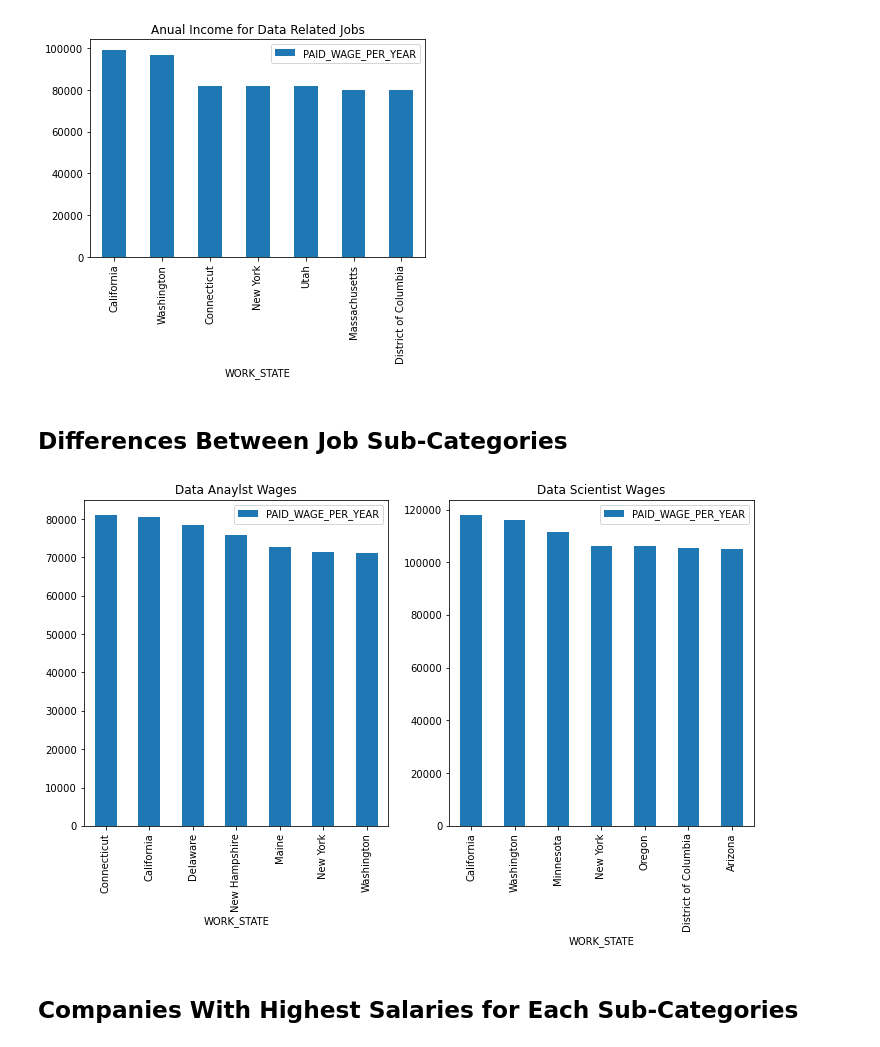
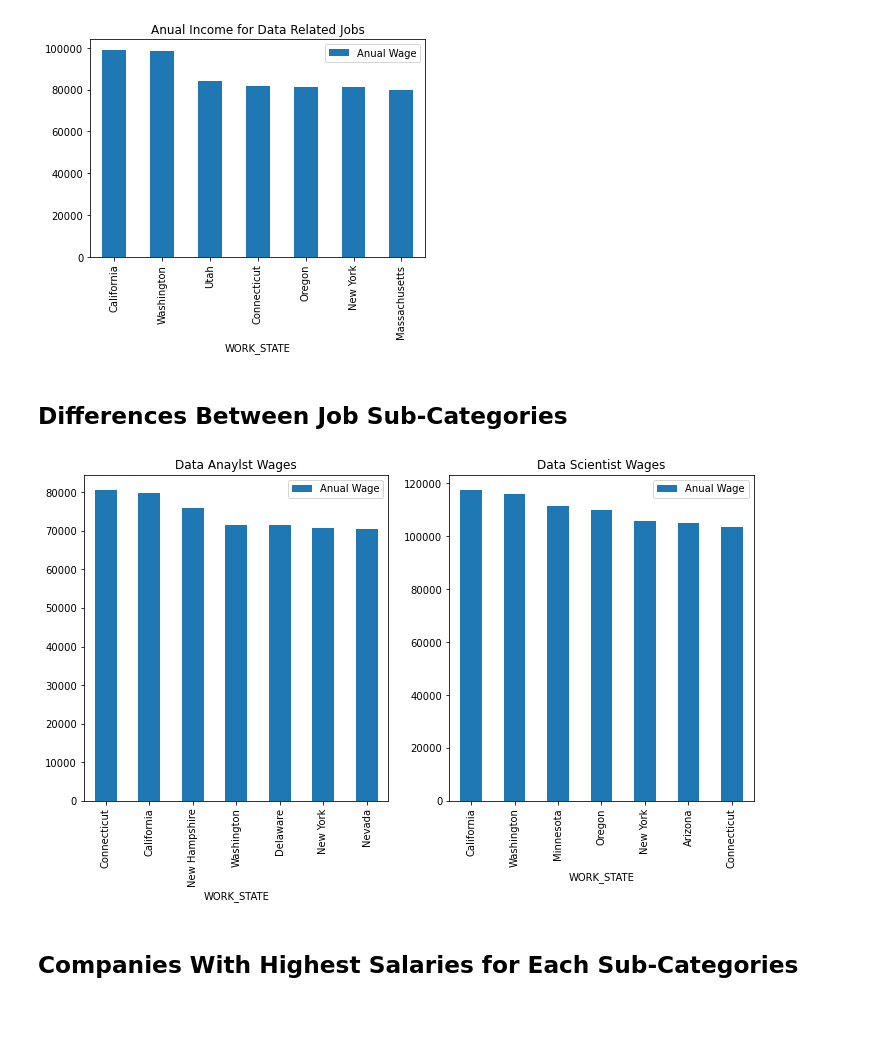
Before and after one commit to vu13/DS311GroupProject, a Jupyter notebook: Question_2_what_states_have_the_highest_paying_data_related_salaries?.ipynb, the cells around one changed output. Cells and saved outputs as stored; diff of their text form; code cells hidden in the pictures; blank space fills up the shorter version.

```diff
--- a/Question_2_what_states_have_the_highest_paying_data_related_salaries?.ipynb
+++ b/Question_2_what_states_have_the_highest_paying_data_related_salaries?.ipynb
@@ -1,7 +1,9 @@
 # %%
+#Emre Duzakin
+
 import pandas as pd
 import matplotlib.pyplot as plt
-salaries_df = pd.DataFrame(pd.read_excel("salary_data_states_corrected.xlsx"))
+salaries_df = pd.DataFrame(pd.read_excel("Merge_Data_DSGP311.xlsx"))
 
 #Lets see what kind of information this dataframe holds:
 
@@ -77,16 +75,16 @@ sorted_sal_df
 # %%
 #As expected, California pays the most when it comes to data related jobs. However, it is surprizing to note that
 #Utah is also close to the top, could this be related to massive NSA data center located around Bluffdale? Probably.
 
 #Lets use this information to create a plot so that we can visualy see the difference
 #I will use the top 7 states to make the plot comprehensible, this can be changes by changing the variable below
 
 state_count = 7
-sorted_sal_df.head(state_count).plot(x ='WORK_STATE', y='PAID_WAGE_PER_YEAR', kind = 'bar',
+sorted_sal_df.head(state_count).plot(x ='WORK_STATE', y='PAID_WAGE_PER_YEAR', kind = 'bar', label="Anual Wage",
                                      title='Anual Income for Data Related Jobs')
 plt.show()
 # %% [output]
-[figure, old version]
+[figure, new version]
 # %% [markdown]
 ## Differences Between Job Sub-Categories
 # %%
@@ -111,12 +109,12 @@ sorted_scientist_df = sorted_scientist_df.reset_index() #We need to do this to c
 figure, axis = plt.subplots(1, 2, figsize=(12,6))
 
 #For data analyst
-sorted_analyst_df.head(state_count).plot(x ='WORK_STATE', y='PAID_WAGE_PER_YEAR', kind = 'bar'
+sorted_analyst_df.head(state_count).plot(x ='WORK_STATE', y='PAID_WAGE_PER_YEAR', kind = 'bar',label="Anual Wage"
                                      , ax = axis[0],subplots=True)
 axis[0].set_title("Data Anaylst Wages")
 
 # For data scientist
-sorted_scientist_df.head(state_count).plot(x ='WORK_STATE', y='PAID_WAGE_PER_YEAR', kind = 'bar'
+sorted_scientist_df.head(state_count).plot(x ='WORK_STATE', y='PAID_WAGE_PER_YEAR', kind = 'bar',label="Anual Wage"
                                      , ax = axis[1],subplots=True)
 axis[1].set_title("Data Scientist Wages")
 
@@ -125,7 +123,7 @@ plt.show()
 #As we can see from the plots below, Data Scientists earn more than Data Analysts
 #Also, states that pay most do differ between data analysts and data scientists sub categories
 # %% [output]
-[figure, old version]
+[figure, new version]
 # %% [markdown]
 ## Companies With Highest Salaries for Each Sub-Categories
 # %%
```
Also changed, not shown: parts of 7 cells of this notebook.
